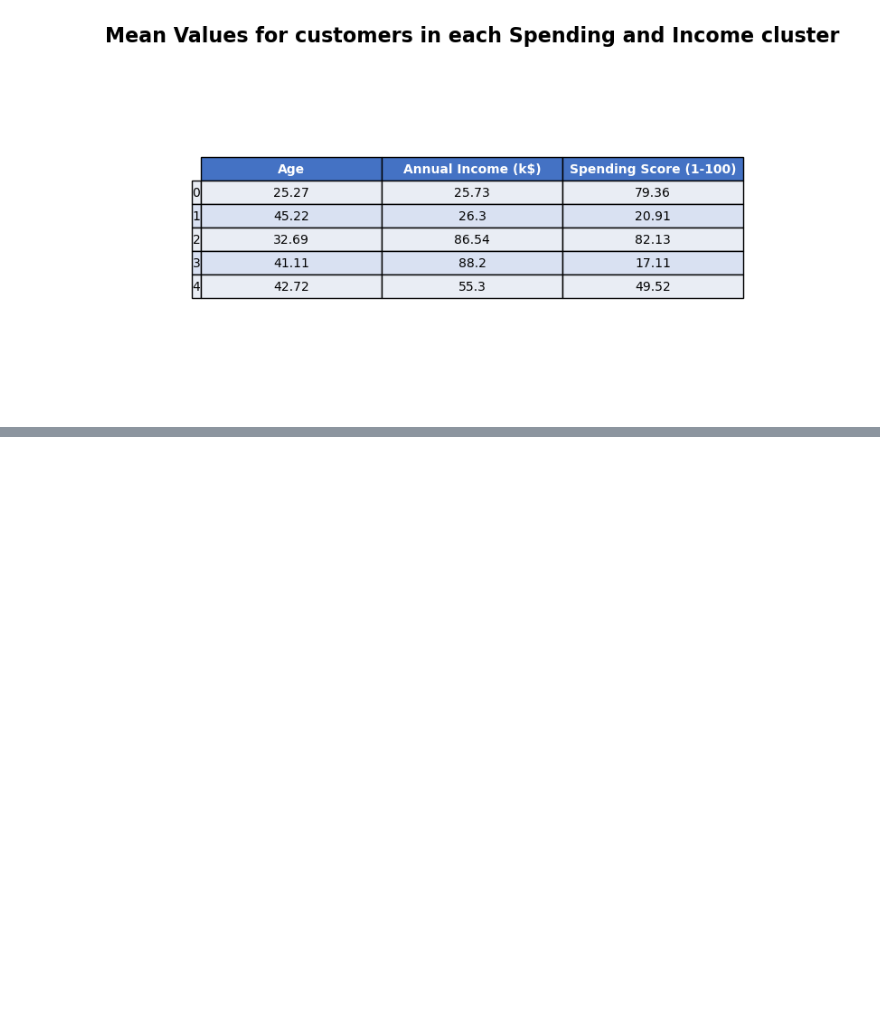
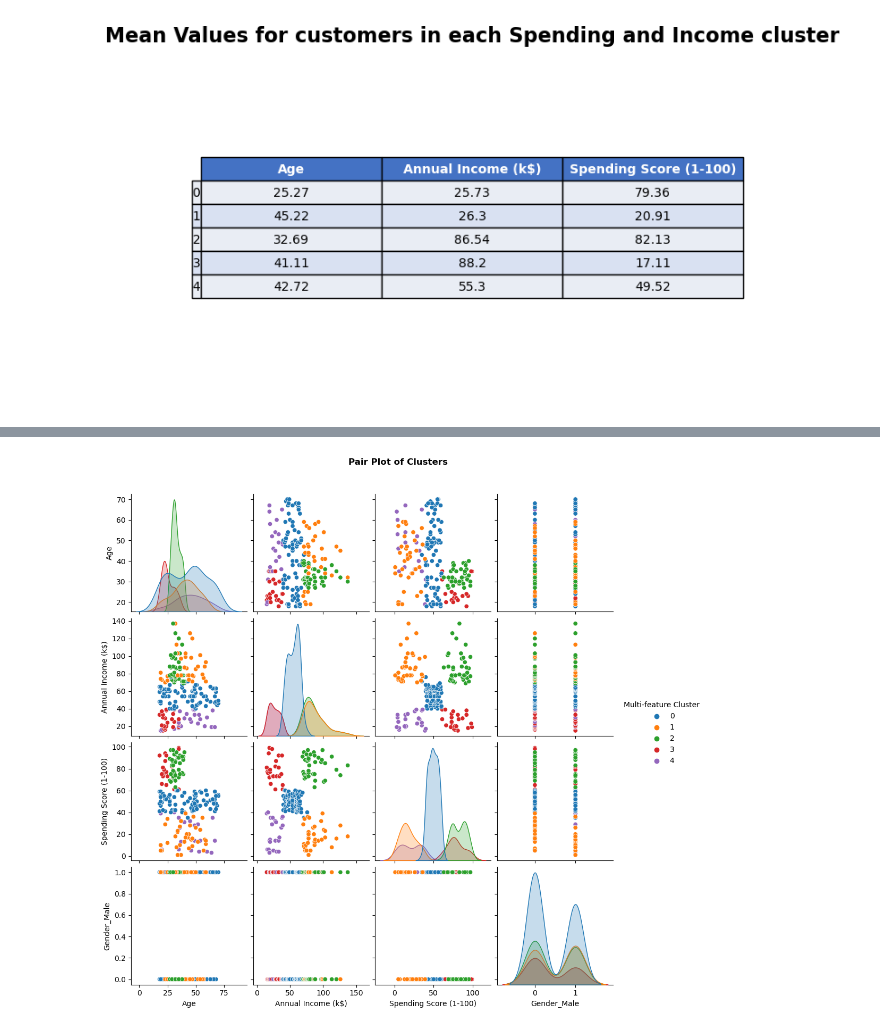
Before and after one commit to ErikBusk/MallCustomerSegmentation, a Jupyter notebook: Customer segmentation.ipynb, the cells around one changed output, grey strips where cells are left out. Cells and saved outputs as stored; diff of their text form; code cells hidden in the pictures; blank space fills up the shorter version.

```diff
--- a/Customer segmentation.ipynb
+++ b/Customer segmentation.ipynb
@@ -452,0 +408,8 @@ plt.show()
+# %%
+# Plot the clusters using a pair plot
+sns.pairplot(df, hue='Multi-feature Cluster', vars=['Age', 'Annual Income (k$)', 'Spending Score (1-100)', 'Gender_Male'], palette='tab10')
+plt.suptitle('Pair Plot of Clusters', y=1.05, fontweight='bold')
+plt.savefig('Images/clustering_multivariate.png', dpi=300, bbox_inches='tight')
+plt.show()
+# %% [output]
+[figure, added]
```
Also changed, not shown: parts of 17 cells of this notebook, 1 other file.
